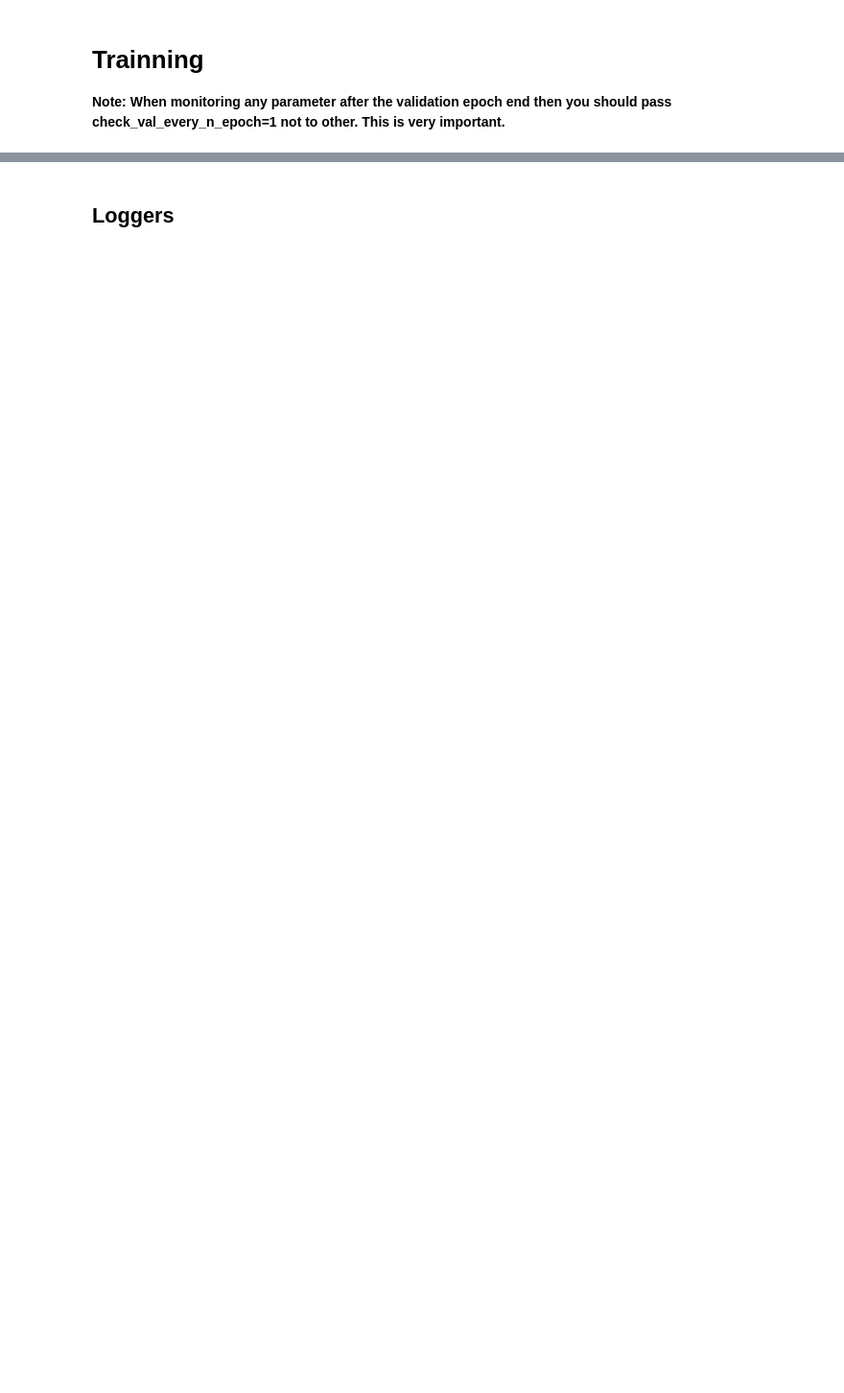
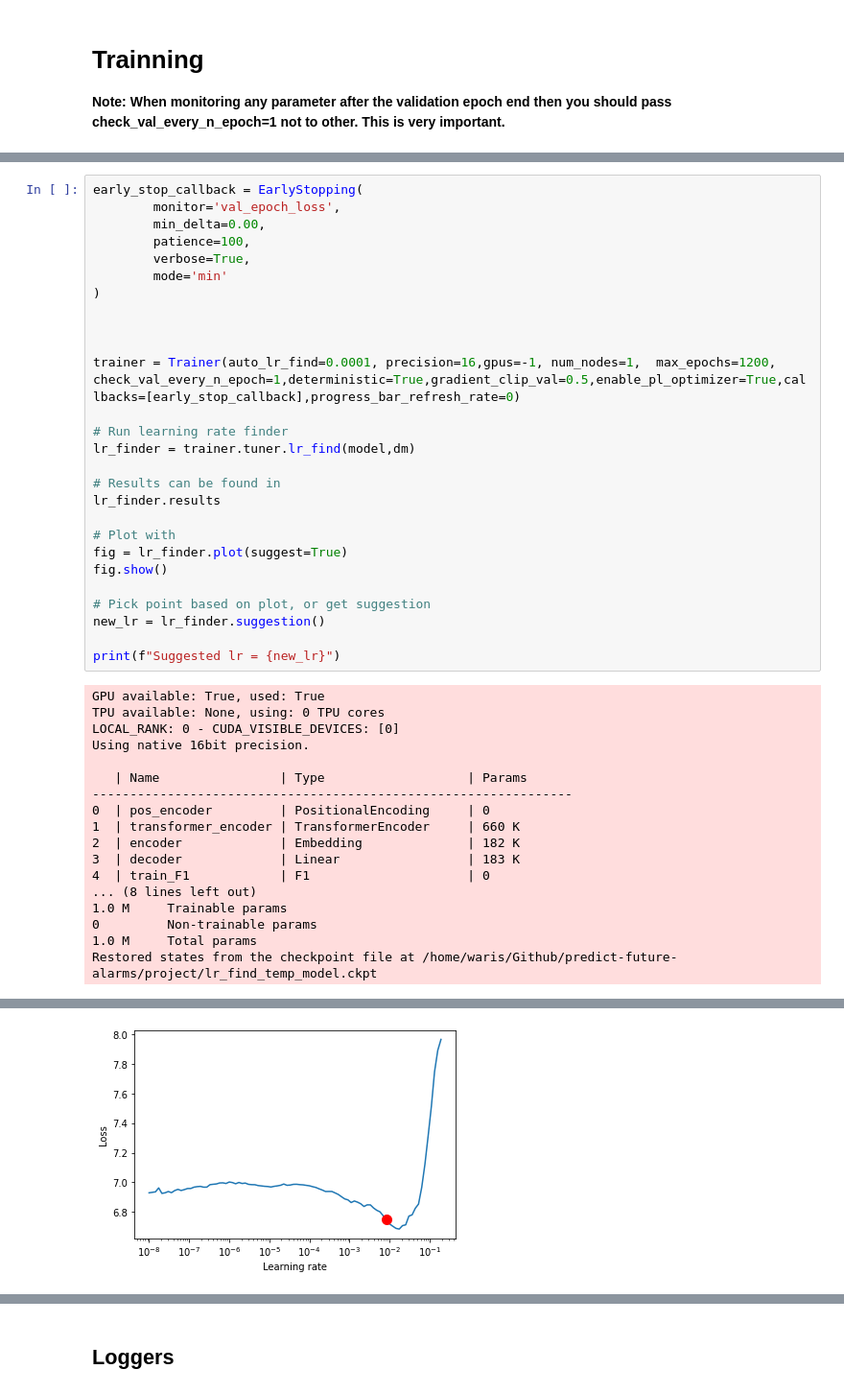
Before and after one commit to warisgill/predict-future-alarms, a Jupyter notebook: project/alarm_transformer.ipynb, the cells around one changed output, grey strips where cells are left out. Shown: that part at 96% size. Drawn from its saved outputs; the diff is of its cells as text; blank space fills up the shorter version.

```diff
--- a/project/alarm_transformer.ipynb
+++ b/project/alarm_transformer.ipynb
@@ -319,0 +394,45 @@ model = TransformerModel(config=config_model)
+# %%
+early_stop_callback = EarlyStopping(
+        monitor='val_epoch_loss',
+        min_delta=0.00,
+        patience=100,
+        verbose=True,
+        mode='min'
+)
+
+
+
+trainer = Trainer(auto_lr_find=0.0001, precision=16,gpus=-1, num_nodes=1,  max_epochs=1200, check_val_every_n_epoch=1,deterministic=True,gradient_clip_val=0.5,enable_pl_optimizer=True,callbacks=[early_stop_callback],progress_bar_refresh_rate=0)
+
+# Run learning rate finder
+lr_finder = trainer.tuner.lr_find(model,dm)
+
+# Results can be found in
+lr_finder.results
+
+# Plot with
+fig = lr_finder.plot(suggest=True)
+fig.show()
+
+# Pick point based on plot, or get suggestion
+new_lr = lr_finder.suggestion()
+
+print(f"Suggested lr = {new_lr}")
+# %% [output]
+GPU available: True, used: True
+TPU available: None, using: 0 TPU cores
+LOCAL_RANK: 0 - CUDA_VISIBLE_DEVICES: [0]
+Using native 16bit precision.
+
+   | Name                | Type                   | Params
+----------------------------------------------------------------
+0  | pos_encoder         | PositionalEncoding     | 0
+1  | transformer_encoder | TransformerEncoder     | 660 K
+2  | encoder             | Embedding              | 182 K
+3  | decoder             | Linear                 | 183 K
+4  | train_F1            | F1                     | 0
+... (8 lines left out)
+1.0 M     Trainable params
+0         Non-trainable params
+1.0 M     Total params
+Restored states from the checkpoint file at /home/waris/Github/predict-future-alarms/project/lr_find_temp_model.ckpt
@@ -319,0 +443 @@ model = TransformerModel(config=config_model)
+[figure, added]
```
Also changed, not shown: parts of 21 cells of this notebook, 1 other file.
